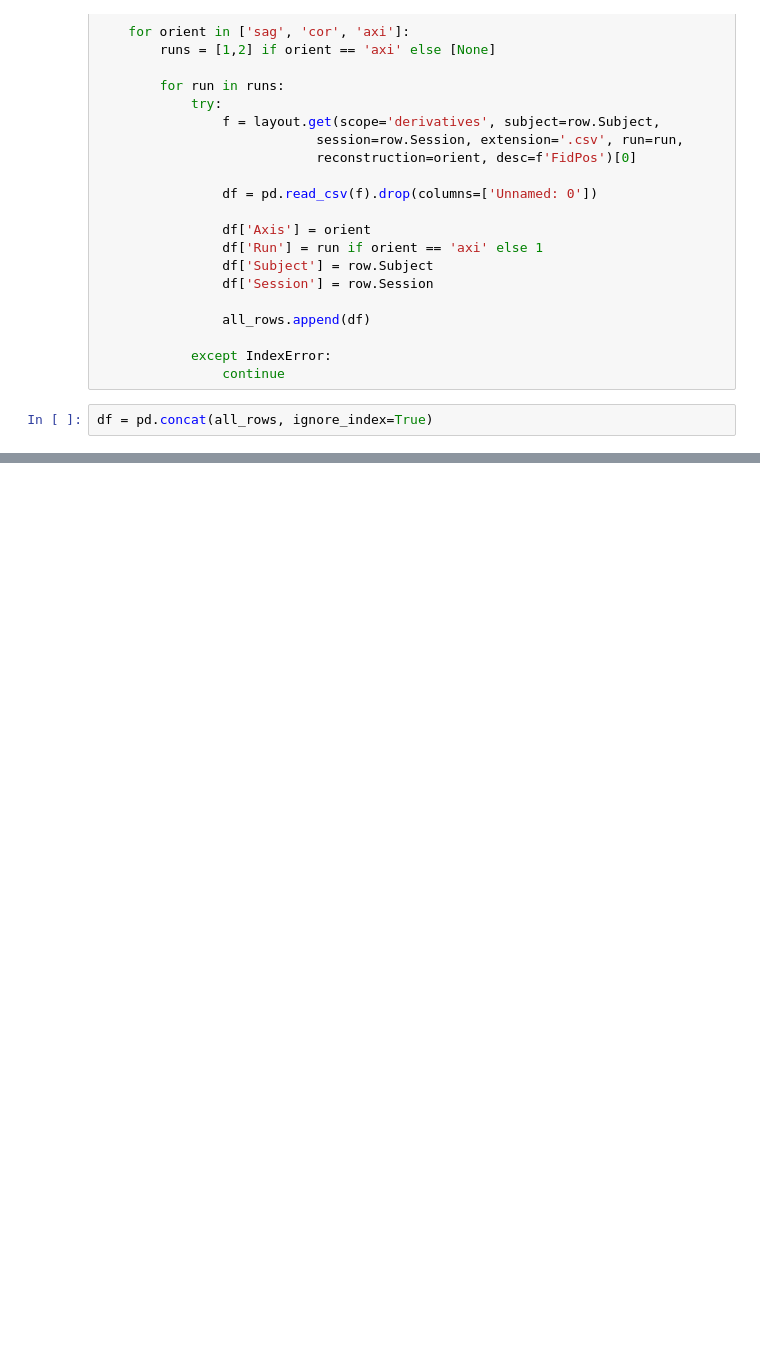
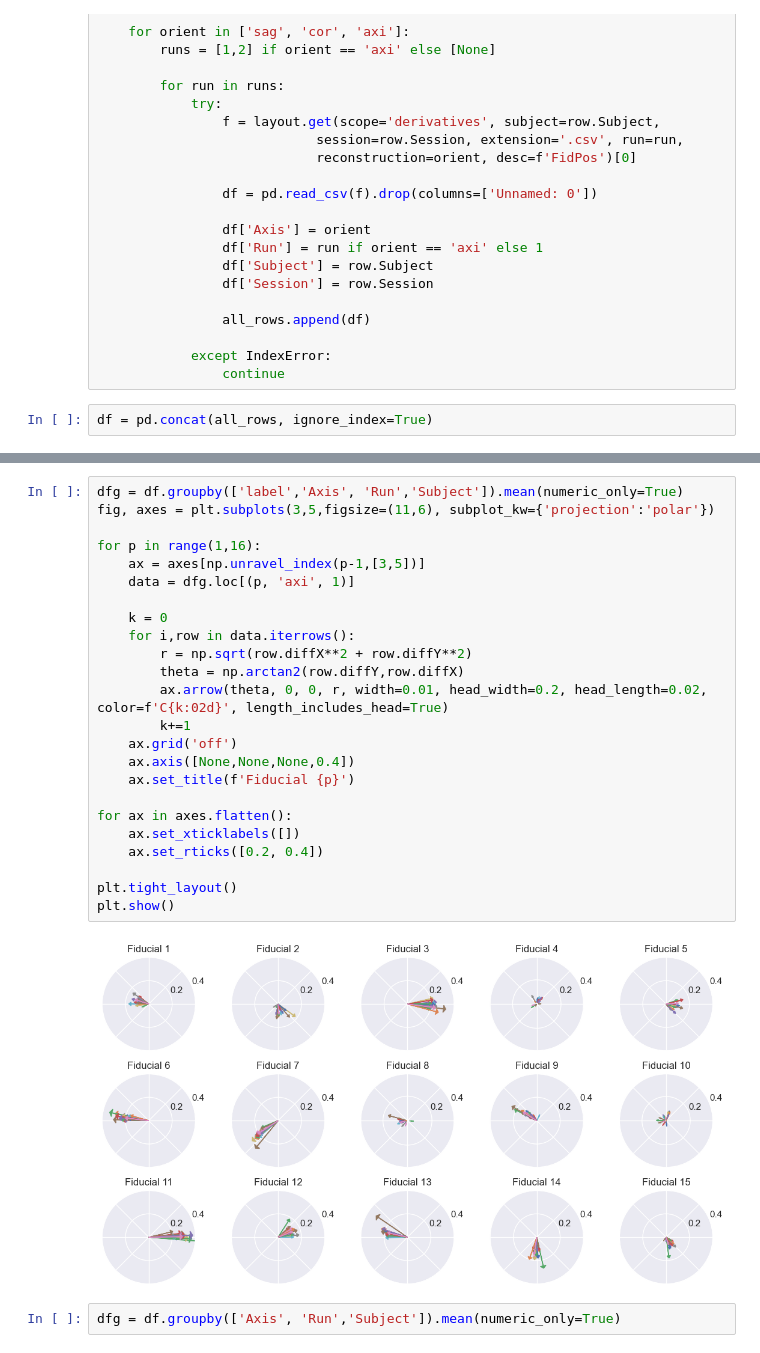
Before and after one commit to UNITY-Physics/unity_qa_paper, a Jupyter notebook: notebooks/distortions.ipynb, the cells around one changed output, grey strips where cells are left out. Saved outputs shown, nothing was run; the diff lists cells and outputs as text; blank space fills up the shorter version.

```diff
--- a/notebooks/distortions.ipynb
+++ b/notebooks/distortions.ipynb
@@ -74,0 +171,28 @@ dtype: object
+# %%
+dfg = df.groupby(['label','Axis', 'Run','Subject']).mean(numeric_only=True)
+fig, axes = plt.subplots(3,5,figsize=(11,6), subplot_kw={'projection':'polar'})
+
+for p in range(1,16):
+    ax = axes[np.unravel_index(p-1,[3,5])]
+    data = dfg.loc[(p, 'axi', 1)]
+
+    k = 0
+    for i,row in data.iterrows():
+        r = np.sqrt(row.diffX**2 + row.diffY**2)
+        theta = np.arctan2(row.diffY,row.diffX)
+        ax.arrow(theta, 0, 0, r, width=0.01, head_width=0.2, head_length=0.02, color=f'C{k:02d}', length_includes_head=True)
+        k+=1
+    ax.grid('off')
+    ax.axis([None,None,None,0.4])
+    ax.set_title(f'Fiducial {p}')
+
+for ax in axes.flatten():
+    ax.set_xticklabels([])
+    ax.set_rticks([0.2, 0.4])
+
+plt.tight_layout()
+plt.show()
+# %% [output]
+[figure, added]
+# %%
+dfg = df.groupby(['Axis', 'Run','Subject']).mean(numeric_only=True)
```
Also changed, not shown: parts of 29 cells of this notebook.
